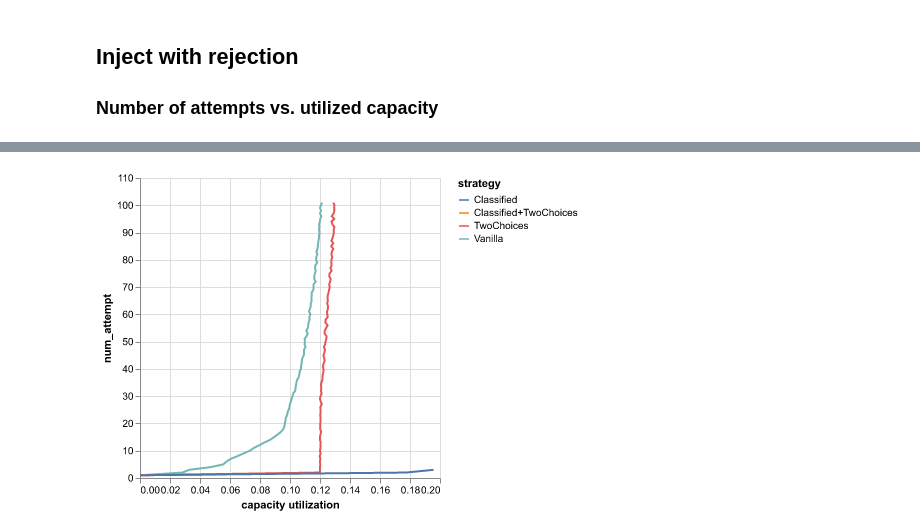
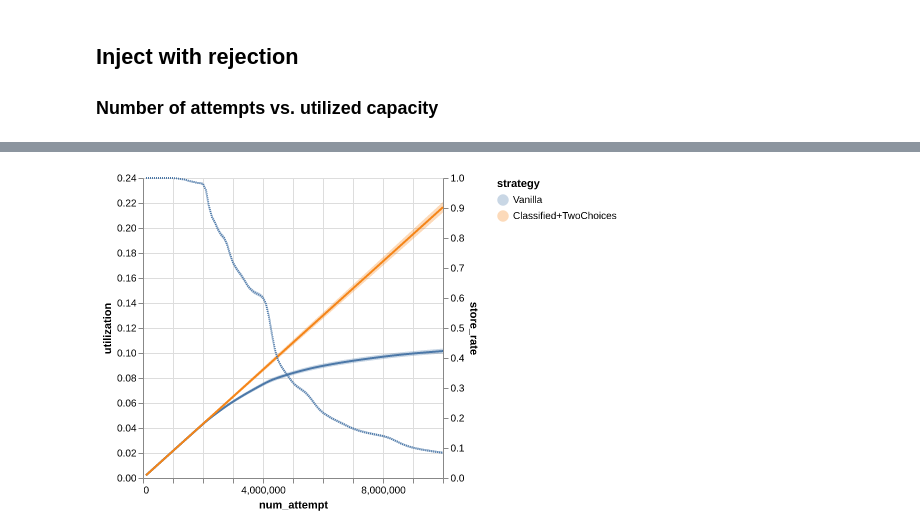
Before and after one commit to sgdxbc/storage-simulation-data, a Jupyter notebook: graphs.ipynb, the cells around one changed output, grey strips where cells are left out. Drawn from its saved outputs; the diff is of its cells as text; code cells hidden in the pictures.

```diff
--- a/graphs.ipynb
+++ b/graphs.ipynb
@@ -219,16 +211,27 @@ shape: (206, 3)
-# %%
-chart = (
-    alt.Chart(df)
-    .encode(
-        alt.Y("num_attempt"),
-        alt.Color("strategy"),
-        alt.X("capacity utilization"),
-        order="num_attempt",
-    )
-    .mark_line()
-)
-chart
-# %% [output]
-[figure, removed]
+# %%
+base = alt.Chart(df).encode(
+    alt.X("num_attempt"),
+    alt.Color("strategy").sort(["Classified+TwoChoices", "Vanilla"]),
+)
+num_stored = (
+    base.encode(alt.Y("utilization")).mark_errorband(extent="stdev")
+    + base.encode(alt.Y("utilization", aggregate="mean")).mark_line()
+)
+base = alt.Chart(df.filter(pl.col("strategy") == "Vanilla")).encode(
+    alt.X("num_attempt")
+)
+store_rate = base.encode(
+    alt.Y("store_rate", aggregate="mean").scale(domainMax=1.0)
+).mark_line(strokeDash=[1, 1]) + base.encode(alt.Y("store_rate")).mark_errorband(
+    extent="stdev"
+)
+reject = (
+    alt.layer(num_stored, store_rate)
+    .resolve_axis(y="independent")
+    .resolve_scale(y="independent")
+)
+reject
+# %% [output]
+[figure, added]
 # %%
 chart.save("graphs/ingest-reject.pdf")
```
Also changed, not shown: parts of 1 cell of this notebook, 47 other files.
